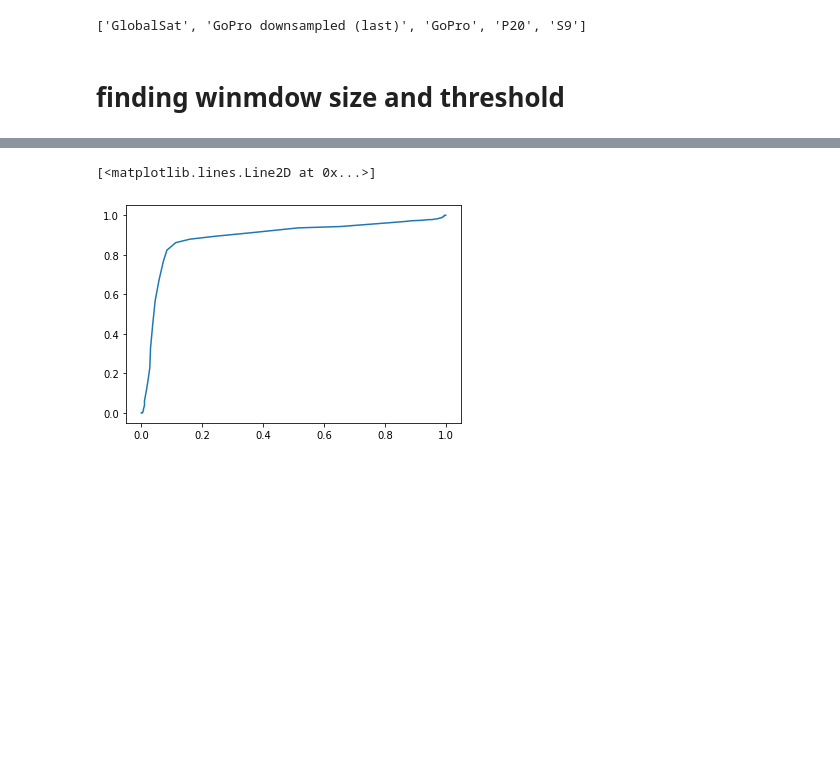
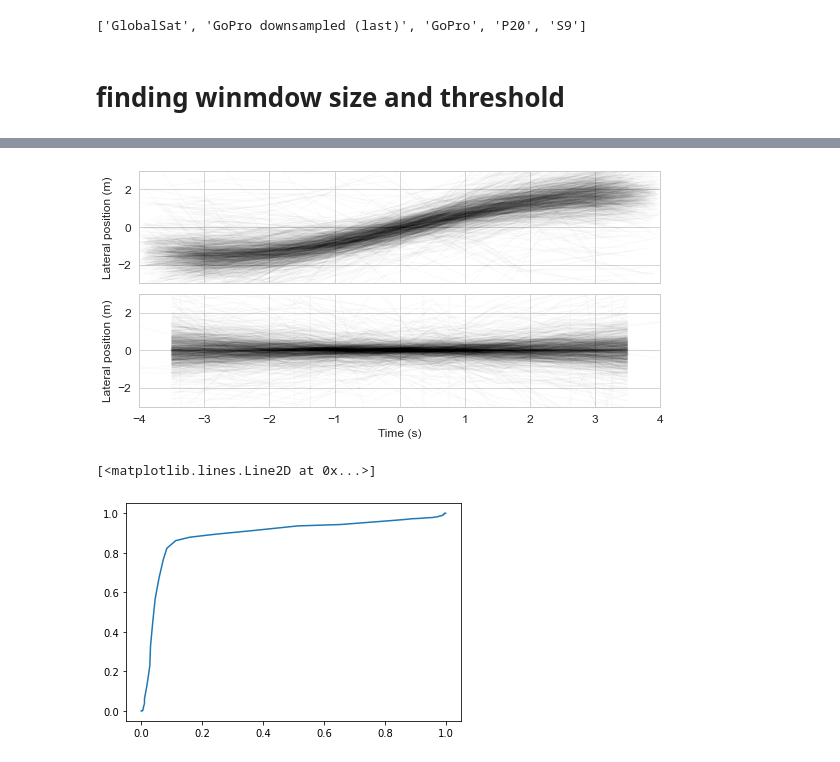
Before and after one commit to tomdries/gps-lane-changes, a Jupyter notebook: analysis2.ipynb, the cells around one changed output, grey strips where cells are left out. Cells and saved outputs as stored; diff of their text form; code cells hidden in the pictures; blank space fills up the shorter version.

```diff
--- a/analysis2.ipynb
+++ b/analysis2.ipynb
@@ -212,3 +182,33 @@ plt.savefig('figures/positive_negative_fragments.png', dpi=600, bbox_inches='tig
+# %%
+sns.set_style('whitegrid')
+sns.set_context('paper')
+fig, axs = plt.subplots(2,1,figsize=(8,4),sharex=True,sharey=True)
+for fragment_pos in fragments_positive:
+    axs[0].plot(fragment_pos.t_fragment, fragment_pos.offset_pos-fragment_pos.offset_pos.mean() , alpha=0.02, c='k')#-fragment_pos.offset_pos.loc[abs(fragment_pos.t_fragment).idxmin()]
+
+for fragment_neg in fragments_negative:
+    axs[1].plot(fragment_neg.t_fragment, fragment_neg.offset-fragment_neg.offset.mean() , alpha=0.02, c='k')
+
+axs[0].set_ylim(-3,3)
+axs[0].set_xlim(-window_size/2,window_size/2)
+axs[1].set_xlim(-window_size/2,window_size/2)
+# axs[0].set_title(f'Lane change (n={len(fragments_positive)})')
+# axs[1].set_title(f'No lane change (n={len(fragments_negative)})')
+
+# axs[0].set_xlabel('Time (s)', size=12)
+axs[1].set_xlabel('Time (s)', size=12)
+axs[0].set_ylabel('Lateral position (m)',size=12)
+axs[1].set_ylabel('Lateral position (m)', size=12)
+plt.tight_layout()
+plt.xticks(fontsize=12)
+plt.yticks(fontsize=12)
+axs[0].tick_params(axis='y', labelsize=12 )
+# axs[0].text(-0.2,-2.8,"$t_{LC}$",size=14)
+# plt.grid(axis='y')
+# axs[0].set_xticklabels(['$-3$','$-2$','$-1$', '$0t_{LC}$', '$1$', '$2$', '$3$'])
+plt.savefig('figures/positive_negative_fragments.png', dpi=600, bbox_inches='tight')
+# %% [output]
+[figure, added]
 # %%
 plt.plot(result_df.FPR, result_df.TPR)
 # %% [output]
```
Also changed, not shown: parts of 15 cells of this notebook, 29 other files.
